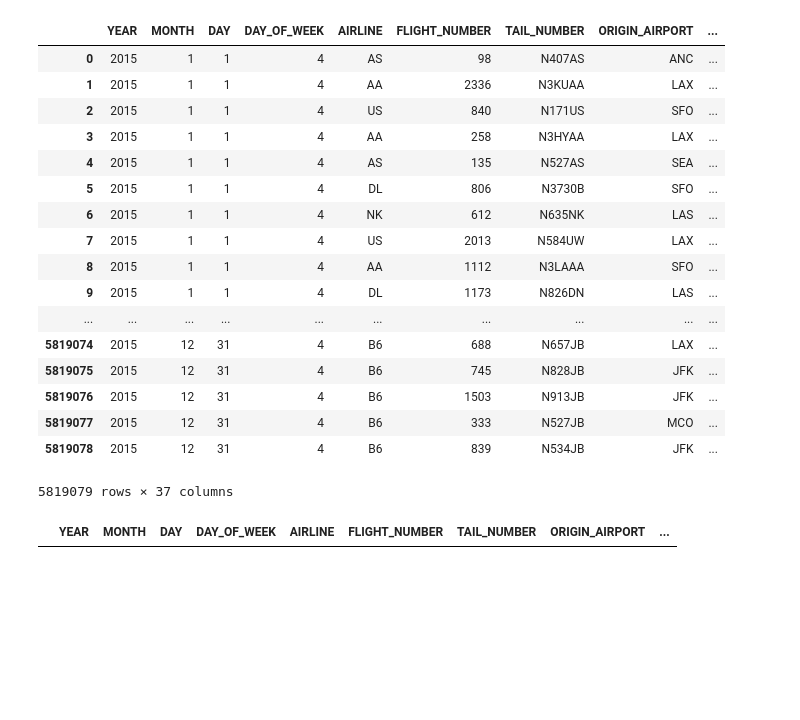
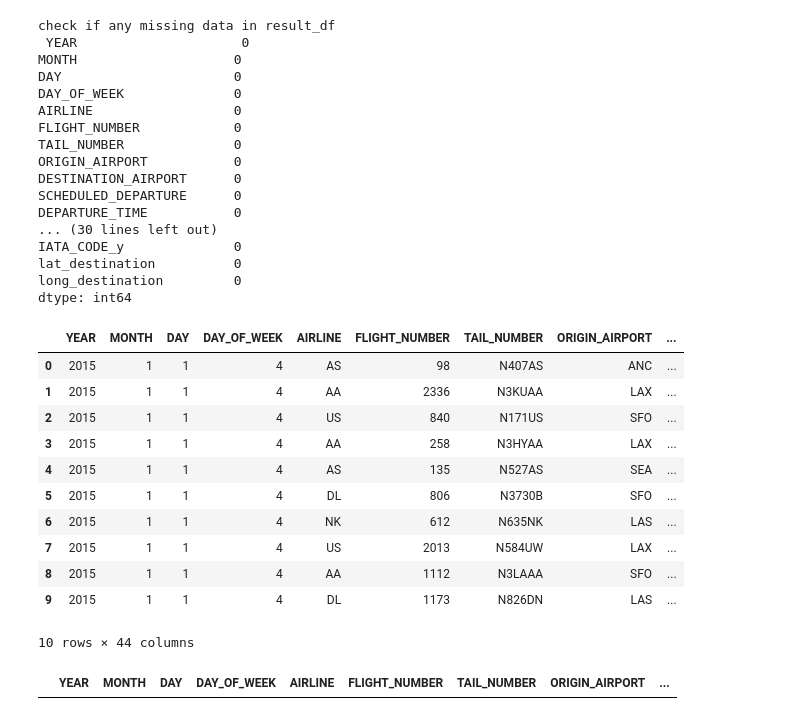
Before and after one commit to wrgorman/FlightDelays, a Jupyter notebook: Input Data Manipulation/File Manipulation.ipynb, the cells around one changed output. Drawn from its saved outputs; the diff is of its cells as text; code cells hidden in the pictures; blank space fills up the shorter version.

```diff
--- a/Input Data Manipulation/File Manipulation.ipynb
+++ b/Input Data Manipulation/File Manipulation.ipynb
@@ -104,28 +233,53 @@ result_df = pd.merge(flights_df,
 result_df = pd.merge(result_df,
                  ap_df[['AirportID', 'StateID', 'Region']],
                  left_on = 'DESTINATION_AIRPORT', right_on='AirportID',
-                 how='left', suffixes=('_Origin', '_Destination')).rename(columns={'Region':'Destination_Region', 'StateID':'Destionation_State'})
+                 how='left', suffixes=('_Origin', '_Destination')).rename(columns={'Region':'Destination_Region', 'StateID':'Destination_State'})
 
-result_df
+result_df = pd.merge(result_df,
+                 airports_df[['IATA_CODE', 'LATITUDE', 'LONGITUDE']],
+                 left_on = 'AirportID_Origin', right_on='IATA_CODE',
+                 how='left').rename(columns={'LATITUDE':'lat_origin', 'LONGITUDE':'long_origin'})
+
+result_df = pd.merge(result_df,
+                 airports_df[['IATA_CODE', 'LATITUDE', 'LONGITUDE']],
+                 left_on = 'AirportID_Destination', right_on='IATA_CODE',
+                 how='left').rename(columns={'LATITUDE':'lat_destination', 'LONGITUDE':'long_destination'})
+
+emptylist_df = result_df.apply(CheckIfMissing, axis=0)
+print('check if any missing data in result_df\n', emptylist_df)
 # %% [output]
-|  | YEAR | MONTH | DAY | DAY_OF_WEEK | AIRLINE | FLIGHT_NUMBER | TAIL_NUMBER | ORIGIN_AIRPORT | ... |
-| 0 | 2015 | 1 | 1 | 4 | AS | 98 | N407AS | ANC | ... |
-| 1 | 2015 | 1 | 1 | 4 | AA | 2336 | N3KUAA | LAX | ... |
-| 2 | 2015 | 1 | 1 | 4 | US | 840 | N171US | SFO | ... |
-| 3 | 2015 | 1 | 1 | 4 | AA | 258 | N3HYAA | LAX | ... |
-| 4 | 2015 | 1 | 1 | 4 | AS | 135 | N527AS | SEA | ... |
-| 5 | 2015 | 1 | 1 | 4 | DL | 806 | N3730B | SFO | ... |
-| 6 | 2015 | 1 | 1 | 4 | NK | 612 | N635NK | LAS | ... |
-| 7 | 2015 | 1 | 1 | 4 | US | 2013 | N584UW | LAX | ... |
-| 8 | 2015 | 1 | 1 | 4 | AA | 1112 | N3LAAA | SFO | ... |
-| 9 | 2015 | 1 | 1 | 4 | DL | 1173 | N826DN | LAS | ... |
-| ... | ... | ... | ... | ... | ... | ... | ... | ... | ... |
-| 5819074 | 2015 | 12 | 31 | 4 | B6 | 688 | N657JB | LAX | ... |
-| 5819075 | 2015 | 12 | 31 | 4 | B6 | 745 | N828JB | JFK | ... |
-| 5819076 | 2015 | 12 | 31 | 4 | B6 | 1503 | N913JB | JFK | ... |
-| 5819077 | 2015 | 12 | 31 | 4 | B6 | 333 | N527JB | MCO | ... |
-| 5819078 | 2015 | 12 | 31 | 4 | B6 | 839 | N534JB | JFK | ... |
-5819079 rows × 37 columns
+check if any missing data in result_df
+ YEAR                     0
+MONTH                    0
+DAY                      0
+DAY_OF_WEEK              0
+AIRLINE                  0
+FLIGHT_NUMBER            0
+TAIL_NUMBER              0
+ORIGIN_AIRPORT           0
+DESTINATION_AIRPORT      0
+SCHEDULED_DEPARTURE      0
+DEPARTURE_TIME           0
+... (30 lines left out)
+IATA_CODE_y              0
+lat_destination          0
+long_destination         0
+dtype: int64
+# %%
+result_df.head(10)
+# %% [output]
+|  | YEAR | MONTH | DAY | DAY_OF_WEEK | AIRLINE | FLIGHT_NUMBER | TAIL_NUMBER | ORIGIN_AIRPORT | ... |
+| 0 | 2015 | 1 | 1 | 4 | AS | 98 | N407AS | ANC | ... |
+| 1 | 2015 | 1 | 1 | 4 | AA | 2336 | N3KUAA | LAX | ... |
+| 2 | 2015 | 1 | 1 | 4 | US | 840 | N171US | SFO | ... |
+| 3 | 2015 | 1 | 1 | 4 | AA | 258 | N3HYAA | LAX | ... |
+| 4 | 2015 | 1 | 1 | 4 | AS | 135 | N527AS | SEA | ... |
+| 5 | 2015 | 1 | 1 | 4 | DL | 806 | N3730B | SFO | ... |
+| 6 | 2015 | 1 | 1 | 4 | NK | 612 | N635NK | LAS | ... |
+| 7 | 2015 | 1 | 1 | 4 | US | 2013 | N584UW | LAX | ... |
+| 8 | 2015 | 1 | 1 | 4 | AA | 1112 | N3LAAA | SFO | ... |
+| 9 | 2015 | 1 | 1 | 4 | DL | 1173 | N826DN | LAS | ... |
+10 rows × 44 columns
 # %%
 #look at first row
 #flights_df.head(1)
```
Also changed, not shown: parts of 7 cells of this notebook.
